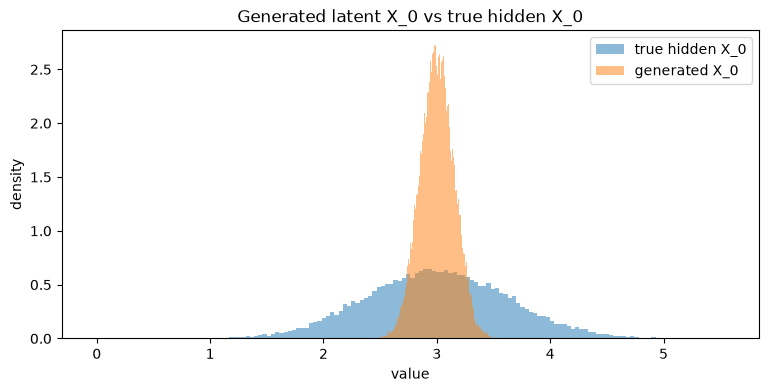
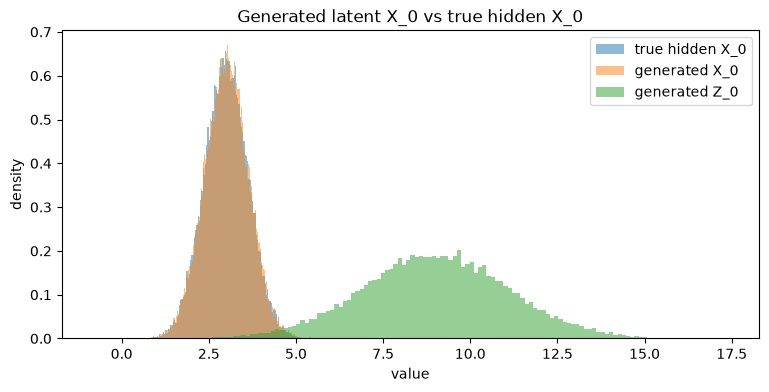
Unified diff of the notebook cell whose output changed from the first chart to the second:
--- before
+++ after
@@ -8,4 +8,5 @@
 plt.hist(x0_real.numpy(), bins=150, density=True, alpha=0.5, label="true hidden X_0")
 plt.hist(x0_gen.numpy(), bins=150, density=True, alpha=0.5, label="generated X_0")
+plt.hist(z0_real.numpy(), bins=150, density=True, alpha=0.5, label="generated Z_0")
 plt.title("Generated latent X_0 vs true hidden X_0")
 plt.xlabel("value")

Commit: add corrrection of the variance